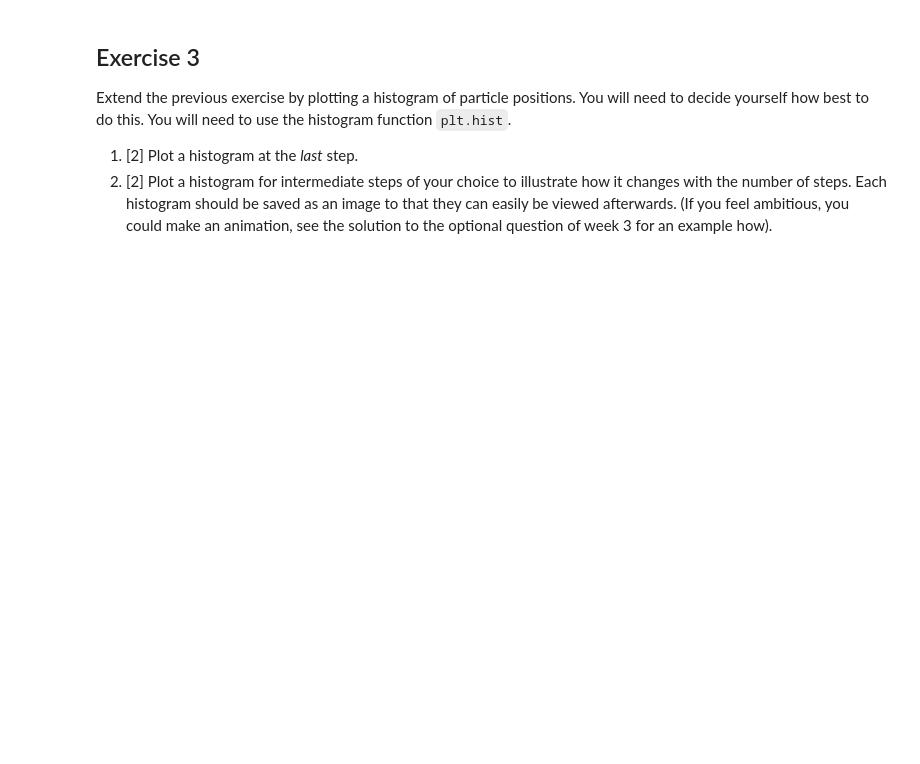
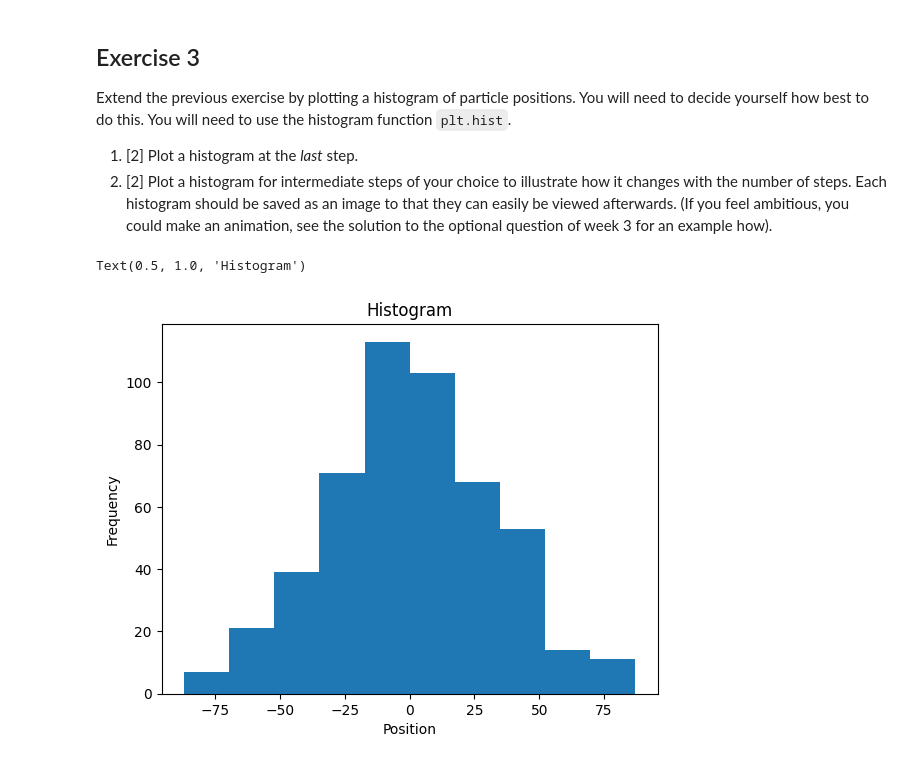
Before and after one commit to PX2145-2025/week-7-b-matthew-millward, a Jupyter notebook: Random_walk.ipynb, the cells around one changed output. Drawn from its saved outputs; the diff is of its cells as text; code cells hidden in the pictures; blank space fills up the shorter version.

```diff
--- a/Random_walk.ipynb
+++ b/Random_walk.ipynb
@@ -160,3 +173,12 @@ Extend the previous exercise by plotting a histogram of particle positions. You
 
  1. [2] Plot a histogram at the _last_ step.
  2. [2] Plot a histogram for intermediate steps of your choice to illustrate how it changes with the number of steps. Each histogram should be saved as an image to that they can easily be viewed afterwards. (If you feel ambitious, you could make an animation, see the solution to the optional question of week 3 for an example how).
+# %%
+#1)
+plt.hist(part2[999,:])
+plt.xlabel('Position')
+plt.ylabel('Frequency')
+plt.title('Histogram')
+# %% [output]
+Text(0.5, 1.0, 'Histogram')
+[figure, added]
```
Also changed, not shown: parts of 5 cells of this notebook.
